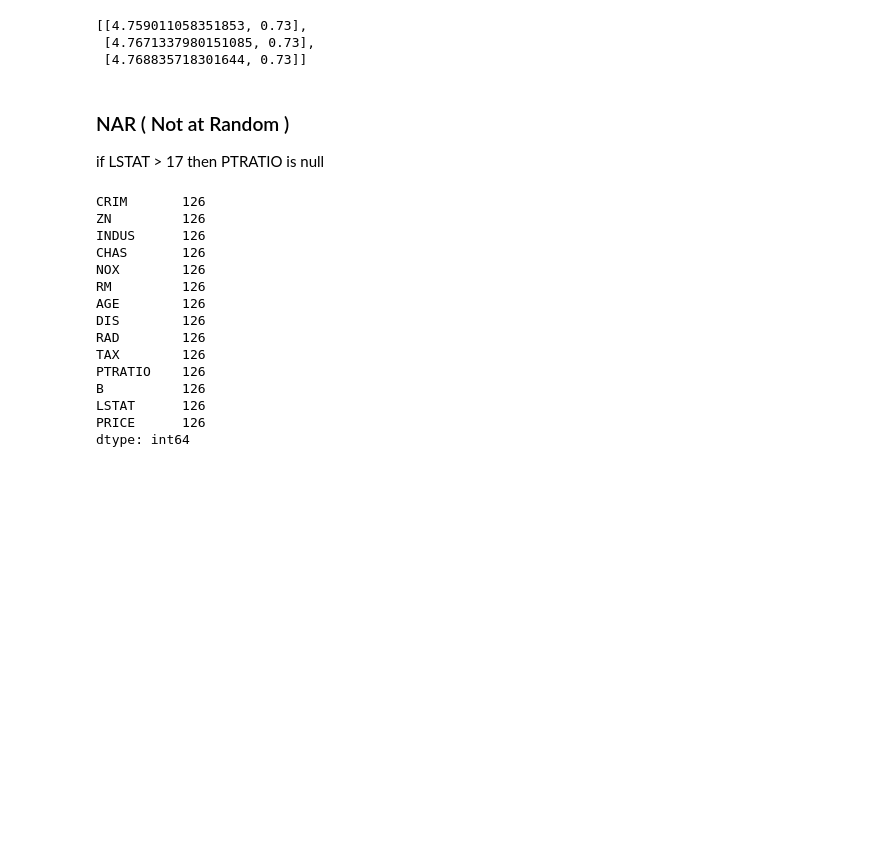
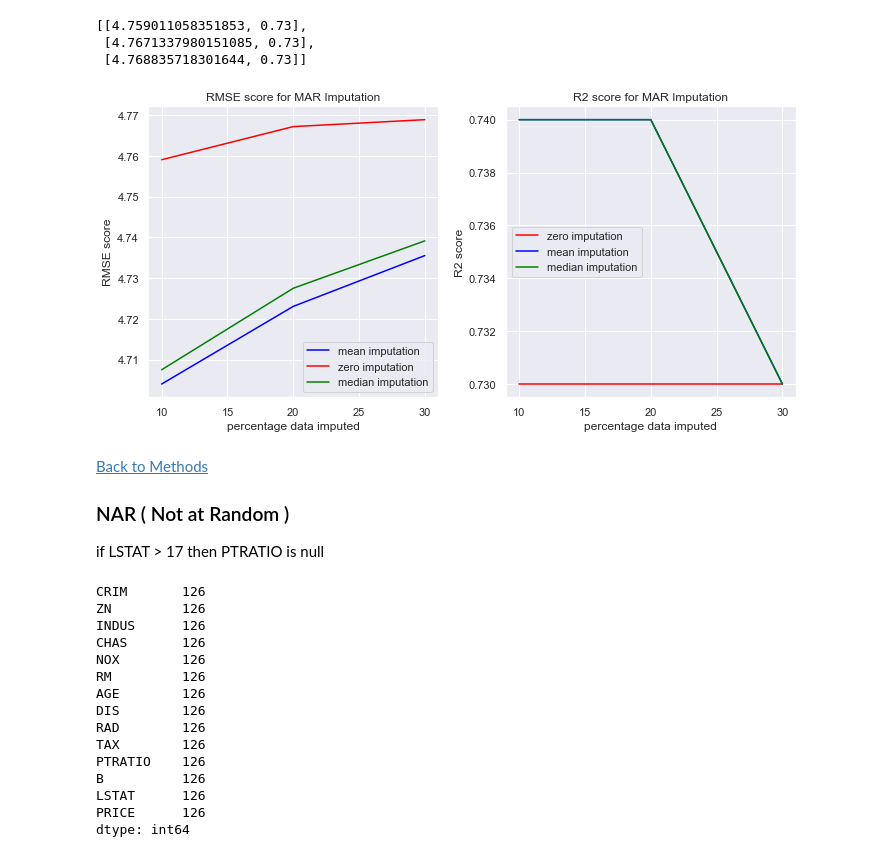
Before and after one commit to tanvi-arora/usecases, a Jupyter notebook: Imputation/CaseStudy10_Imputation.ipynb, the cells around one changed output. Saved outputs shown, nothing was run; the diff lists cells and outputs as text; code cells hidden in the pictures; blank space fills up the shorter version.

```diff
--- a/CaseStudy10_Imputation.ipynb
+++ b/Imputation/CaseStudy10_Imputation.ipynb
@@ -323,6 +491,3 @@ goodness_car_rm
 ### Missing at Random (MAR)
 
 AGE>77, then NOX is random
-# %%
-bos_test2=bos.copy()
-bos_test2[bos_test2['AGE']>77]
@@ -403,9 +552,9 @@ dtype: int64
 # %%
 bos_mar_impute_mean_df=[]
 bos_mar_impute_mean_df=[df_impute(df,'mean') for df in bos_mar_df]
-goodness_mar=[]
-goodness_mar=[linear_reg_goodness(df,'PRICE') for df in bos_mar_impute_mean_df]
-goodness_mar
+goodness_mar_mean=[]
+goodness_mar_mean=[linear_reg_goodness(df,'PRICE') for df in bos_mar_impute_mean_df]
+goodness_mar_mean
 # %% [output]
 [[4.70402998841331, 0.74],
  [4.723059341701854, 0.74],
@@ -430,7 +579,40 @@ goodness_mar_zer
 [[4.759011058351853, 0.73],
  [4.7671337980151085, 0.73],
  [4.768835718301644, 0.73]]
+# %%
+rmse_mean=[r[0] for r in goodness_mar_mean]
+rmse_med=[r[0] for r in goodness_mar_med]
+rmse_zero=[r[0] for r in goodness_mar_zer]
+
+r2_mean=[r[1] for r in goodness_mar_mean]
+r2_med=[r[1] for r in goodness_mar_med]
+r2_zero=[r[1] for r in goodness_mar_zer]
+
+plt.figure(figsize=(10,5))
+plt.subplot(1,2,1)
+plt.plot(per_mar_arr,rmse_mean,color='blue',label='mean imputation')
+plt.plot(per_mar_arr,rmse_zero,color='red',label='zero imputation')
+plt.plot(per_mar_arr,rmse_med,color='green',label='median imputation')
+plt.title("RMSE score for MAR Imputation")
+plt.xlabel("percentage data imputed")
+plt.ylabel("RMSE score")
+plt.legend()
+
+plt.subplot(1,2,2)
+plt.plot(per_mar_arr,r2_zero,color='red',label='zero imputation')
+plt.plot(per_mar_arr,r2_mean,color='blue',label='mean imputation')
+plt.plot(per_mar_arr,r2_med,color='green',label='median imputation')
+plt.title("R2 score for MAR Imputation")
+plt.xlabel("percentage data imputed")
+plt.ylabel("R2 score")
+plt.legend()
+plt.tight_layout()
+# %% [output]
+[figure, added]
 # %% [markdown]
+<a id="nar"></a>
+<a href="#methods">Back to Methods</a>
+
 ### NAR ( Not at Random )
 
 if LSTAT > 17 then PTRATIO is null
```
Also changed, not shown: parts of 25 cells of this notebook, 3 other files.
